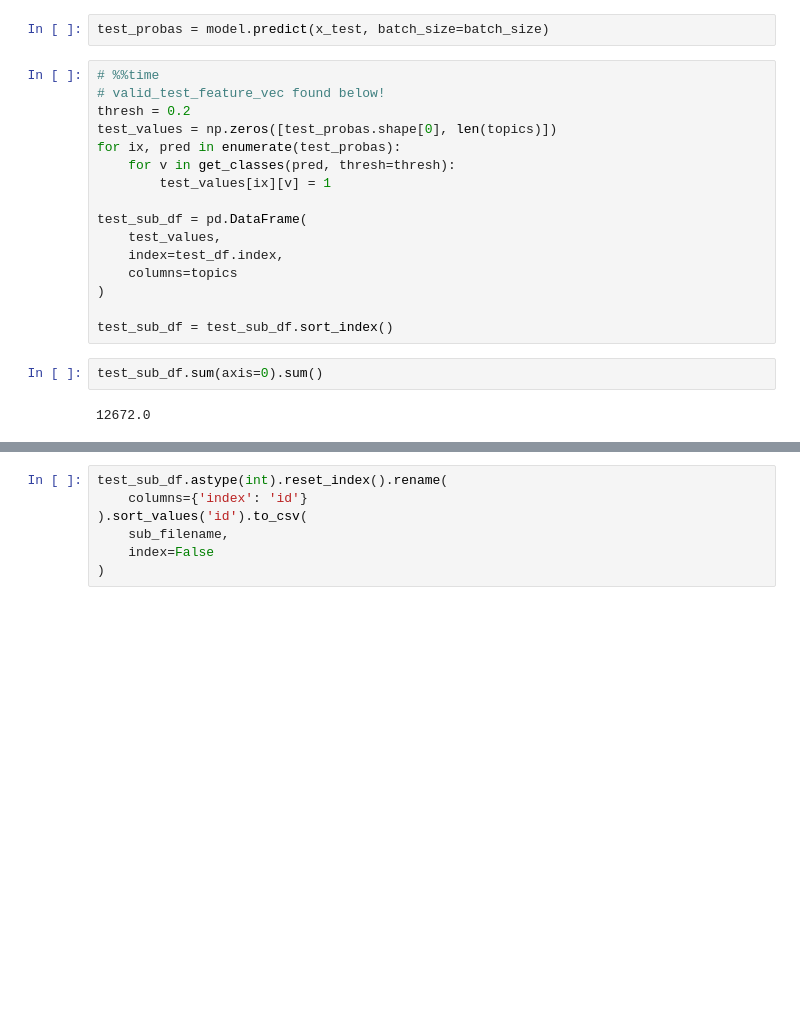
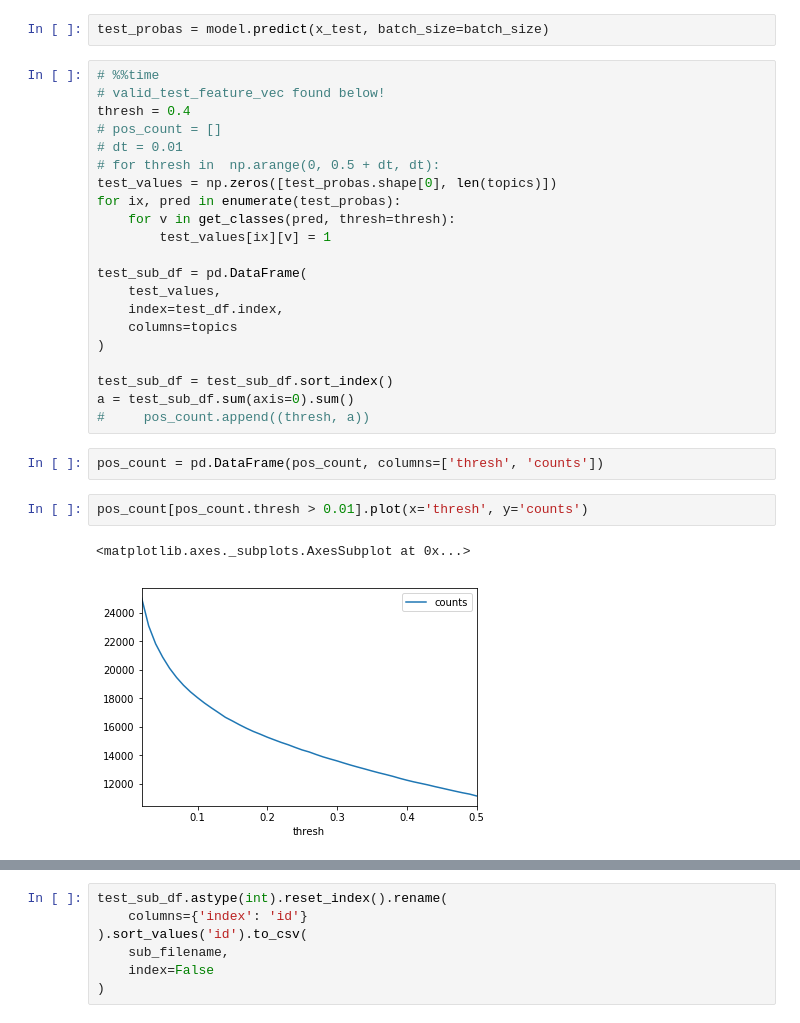
Before and after one commit to avsolatorio/data-science-challenge-growing-instability-05-13-2017, a Jupyter notebook: src/Basic LSTM.ipynb, the cells around one changed output, grey strips where cells are left out. Cells and saved outputs as stored; diff of their text form; blank space fills up the shorter version.

```diff
--- a/src/Basic LSTM.ipynb
+++ b/src/Basic LSTM.ipynb
@@ -555,7 +579,10 @@ test_probas = model.predict(x_test, batch_size=batch_size)
 # %%
 # %%time
 # valid_test_feature_vec found below!
-thresh = 0.2
+thresh = 0.4
+# pos_count = []
+# dt = 0.01
+# for thresh in  np.arange(0, 0.5 + dt, dt):
 test_values = np.zeros([test_probas.shape[0], len(topics)])
 for ix, pred in enumerate(test_probas):
     for v in get_classes(pred, thresh=thresh):
@@ -568,7 +595,12 @@ test_sub_df = pd.DataFrame(
 )
 
 test_sub_df = test_sub_df.sort_index()
+a = test_sub_df.sum(axis=0).sum()
+#     pos_count.append((thresh, a))
-# %%
-test_sub_df.sum(axis=0).sum()
-# %% [output]
-12672.0
+# %%
+pos_count = pd.DataFrame(pos_count, columns=['thresh', 'counts'])
+# %%
+pos_count[pos_count.thresh > 0.01].plot(x='thresh', y='counts')
+# %% [output]
+<matplotlib.axes._subplots.AxesSubplot at 0x...>
+[figure, added]
```
Also changed, not shown: parts of 14 cells of this notebook.
